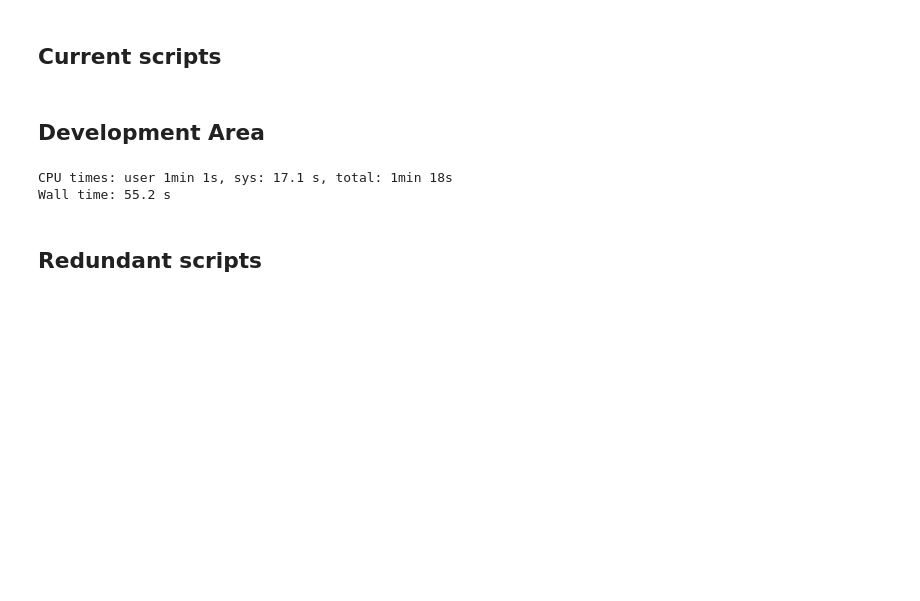
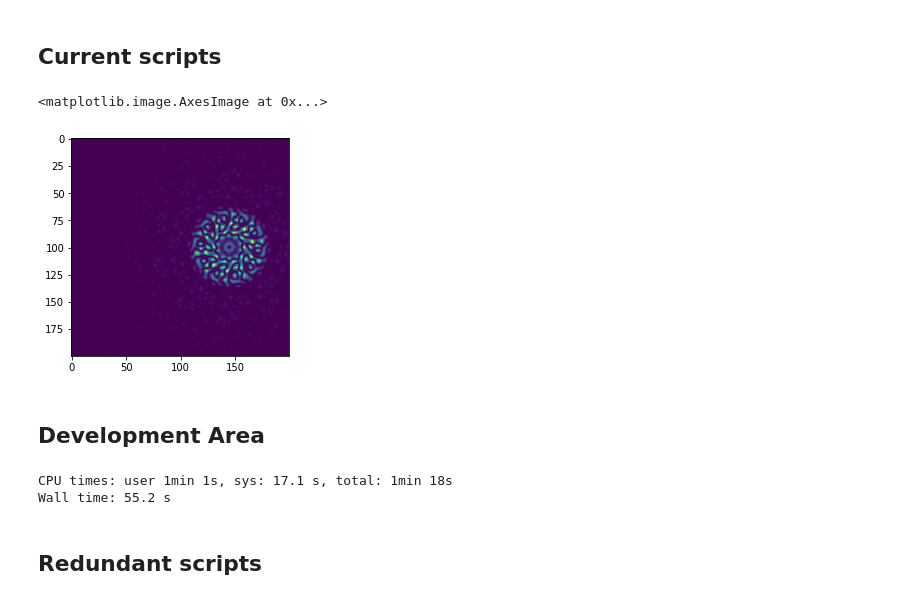
Before and after one commit to ptuthill/Toliman, a Jupyter notebook: Modelling/lib/FT_modelling_dev.ipynb, the cells around one changed output. Saved outputs shown, nothing was run; the diff lists cells and outputs as text; code cells hidden in the pictures; blank space fills up the shorter version.

```diff
--- a/Modelling/lib/FT_modelling_dev.ipynb
+++ b/Modelling/lib/FT_modelling_dev.ipynb
@@ -70,0 +133,6 @@ def model_FT_broadband(mask, mask_size, chip_dim, wavels, weights, foc_length, p
+# %%
+psf = FT_model(pupil_from_fits("files/pupil_new_2k.fits"), 0.1, 0.011, 200, 595e-9, 3.625, 6.5e-6, 2**10 , 16.5, 0.01, polar=True)
+plt.imshow(psf)
+# %% [output]
+<matplotlib.image.AxesImage at 0x...>
+[figure, added]
```
Also changed, not shown: parts of 14 cells of this notebook, 6 other files.
